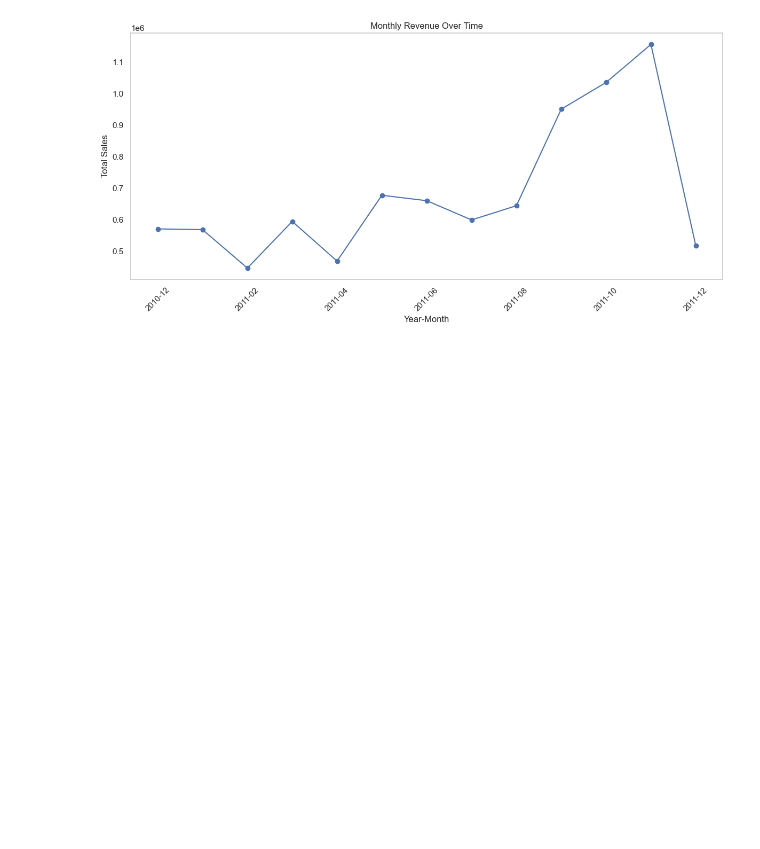
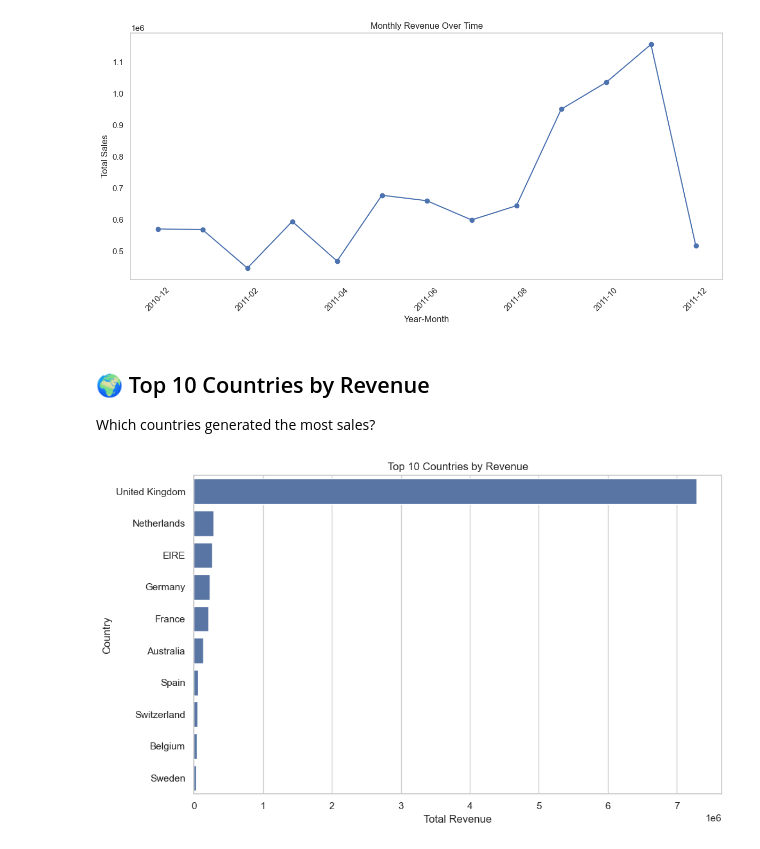
Before and after one commit to YoussefTrabelsi1/ETLpipelines, a Jupyter notebook: OnlineRetail_ETL_Analysis.ipynb, the cells around one changed output. Saved outputs shown, nothing was run; the diff lists cells and outputs as text; code cells hidden in the pictures; blank space fills up the shorter version.

Commit message:
Top 10 Countries by Revenue

```diff
--- a/OnlineRetail_ETL_Analysis.ipynb
+++ b/OnlineRetail_ETL_Analysis.ipynb
@@ -75,3 +75,18 @@ plt.tight_layout()
 plt.show()
 # %% [output]
 [figure]
+# %% [markdown]
+## 🌍 Top 10 Countries by Revenue
+Which countries generated the most sales?
+# %%
+top_countries = df.groupby("Country")["TotalAmount"].sum().sort_values(ascending=False).head(10)
+
+plt.figure(figsize=(10,6))
+sns.barplot(x=top_countries.values, y=top_countries.index)
+plt.title("Top 10 Countries by Revenue")
+plt.xlabel("Total Revenue")
+plt.ylabel("Country")
+plt.tight_layout()
+plt.show()
+# %% [output]
+[figure, added]
```
